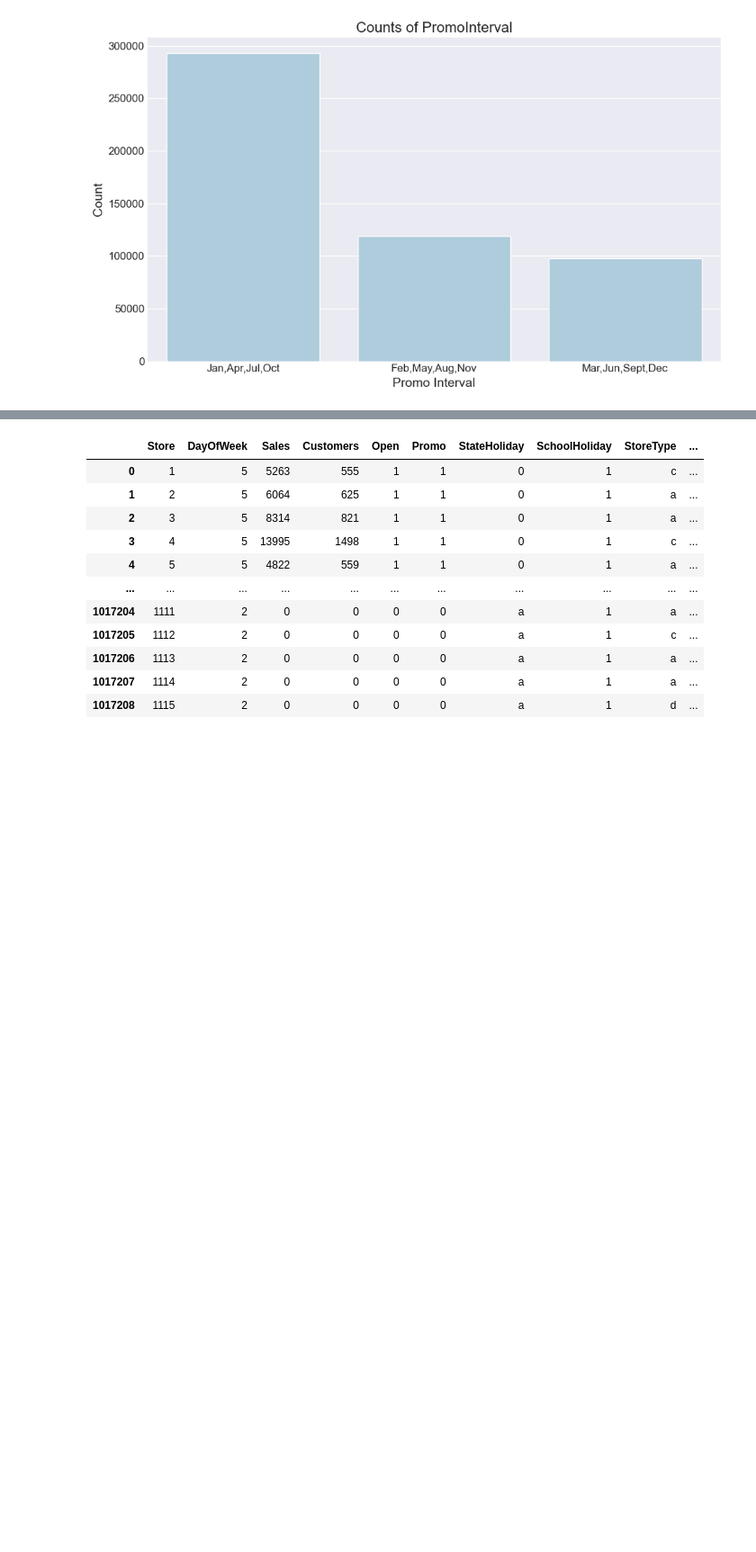
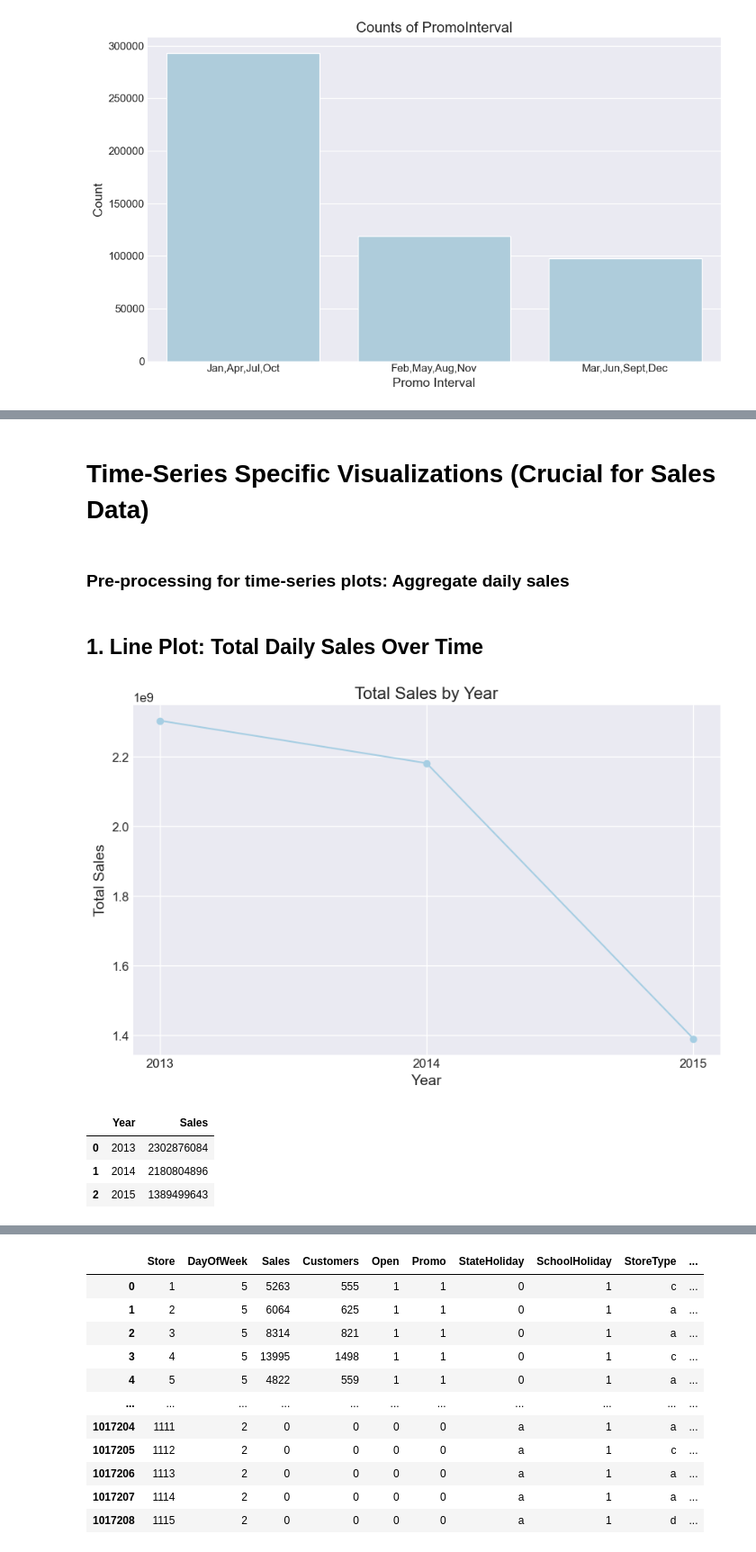
Before and after one commit to Zaid-N-Ansari/PG-Mini-Project, a Jupyter notebook: Regression/RossmannStoreSales.ipynb, the cells around one changed output, grey strips where cells are left out. Shown at 90% size. Saved outputs shown, nothing was run; the diff lists cells and outputs as text; code cells hidden in the pictures; blank space fills up the shorter version.

```diff
--- a/Regression/RossmannStoreSales.ipynb
+++ b/Regression/RossmannStoreSales.ipynb
@@ -319,0 +448,42 @@ plt.show()
+# %% [markdown]
+
+# Time-Series Specific Visualizations (Crucial for Sales Data)
+# %% [markdown]
+
+### Pre-processing for time-series plots: Aggregate daily sales
+# %%
+copy_training_data = training_data.copy()
+copy_training_data = copy_training_data[copy_training_data['Sales'] > 0]
+
+copy_training_data['Date'] = pd.to_datetime(copy_training_data['Date'])
+copy_training_data['Month'] = copy_training_data['Date'].dt.month
+copy_training_data['Year'] = copy_training_data['Date'].dt.year
+copy_training_data['date'] = copy_training_data['Date'].dt.day
+copy_training_data['DayOfWeekName'] = copy_training_data['Date'].dt.day_name()
+copy_training_data['MonthName'] = copy_training_data['Date'].dt.month_name()
+
+sales_by_year = copy_training_data.groupby(copy_training_data['Year'])['Sales'].sum().reset_index()
+sales_by_year.columns = ['Year', 'Sales']
+
+sales_by_month = copy_training_data.groupby([copy_training_data['Year'], copy_training_data['Month']])['Sales'].sum().reset_index()
+sales_by_month.columns = ['Year', 'Month', 'Sales']
+
+sales_by_week = copy_training_data.groupby([copy_training_data['Year'], copy_training_data['Date'].dt.isocalendar().week])['Sales'].sum().reset_index()
+sales_by_week.columns = ['Year', 'Week', 'Sales']
+# %% [markdown]
+
+## 1. Line Plot: Total Daily Sales Over Time
+# %%
+plt.plot(sales_by_year['Year'].astype(str), sales_by_year['Sales'], marker='o')
+plt.title('Total Sales by Year')
+plt.xlabel('Year')
+plt.ylabel('Total Sales')
+plt.grid(True)
+plt.show()
+sales_by_year
+# %% [output]
+[figure, added]
+|  | Year | Sales |
+| 0 | 2013 | 2302876084 |
+| 1 | 2014 | 2180804896 |
+| 2 | 2015 | 1389499643 |
```
Also changed, not shown: parts of 36 cells of this notebook.
